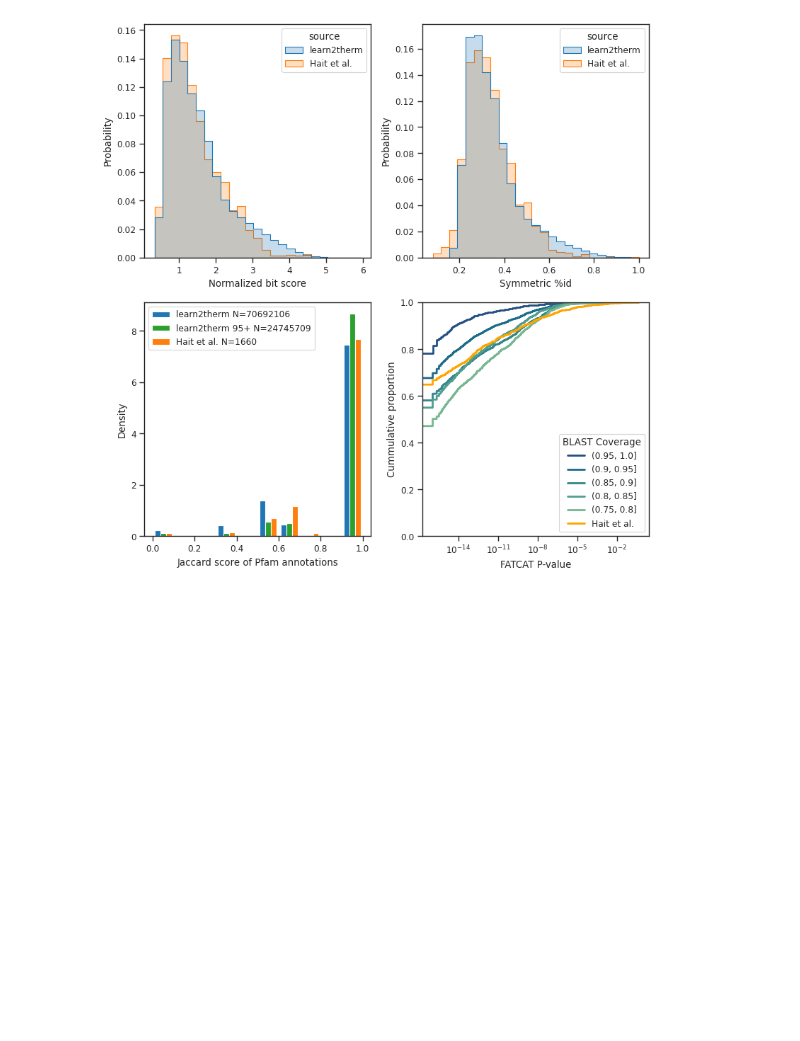
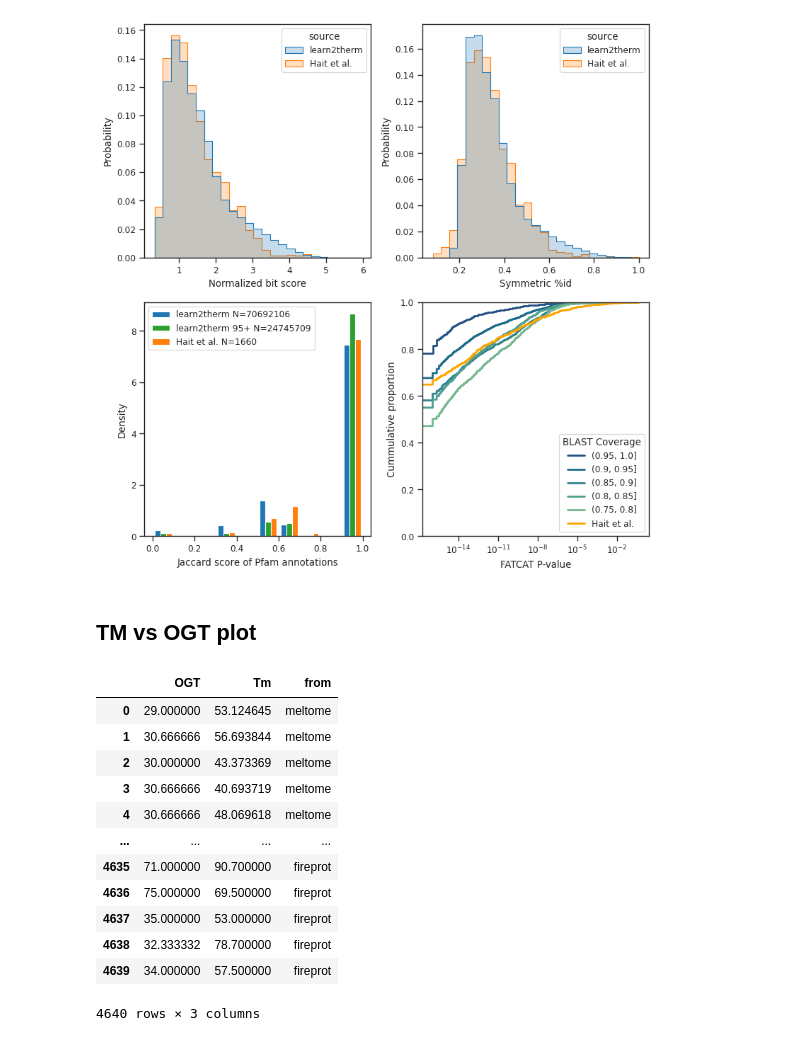
Before and after one commit to BeckResearchLab/learn2thermDB, a Jupyter notebook: plotting/final_plots.ipynb, the cells around one changed output. Saved outputs shown, nothing was run; the diff lists cells and outputs as text; code cells hidden in the pictures; blank space fills up the shorter version.

```diff
--- a/plotting/final_plots.ipynb
+++ b/plotting/final_plots.ipynb
@@ -169,3 +169,5 @@ fig_quad
 [figure]
 # %%
 fig_quad.savefig('./quad_validation.png', dpi=400, bbox_inches='tight')
+# %% [markdown]
+## TM vs OGT plot
@@ -171,0 +176,16 @@ fig_quad.savefig('./quad_validation.png', dpi=400, bbox_inches='tight')
+# %%
+data
+# %% [output]
+|  | OGT | Tm | from |
+| 0 | 29.000000 | 53.124645 | meltome |
+| 1 | 30.666666 | 56.693844 | meltome |
+| 2 | 30.000000 | 43.373369 | meltome |
+| 3 | 30.666666 | 40.693719 | meltome |
+| 4 | 30.666666 | 48.069618 | meltome |
+| ... | ... | ... | ... |
+| 4635 | 71.000000 | 90.700000 | fireprot |
+| 4636 | 75.000000 | 69.500000 | fireprot |
+| 4637 | 35.000000 | 53.000000 | fireprot |
+| 4638 | 32.333332 | 78.700000 | fireprot |
+| 4639 | 34.000000 | 57.500000 | fireprot |
+4640 rows × 3 columns
```
Also changed, not shown: parts of 5 cells of this notebook, 1 other file.
